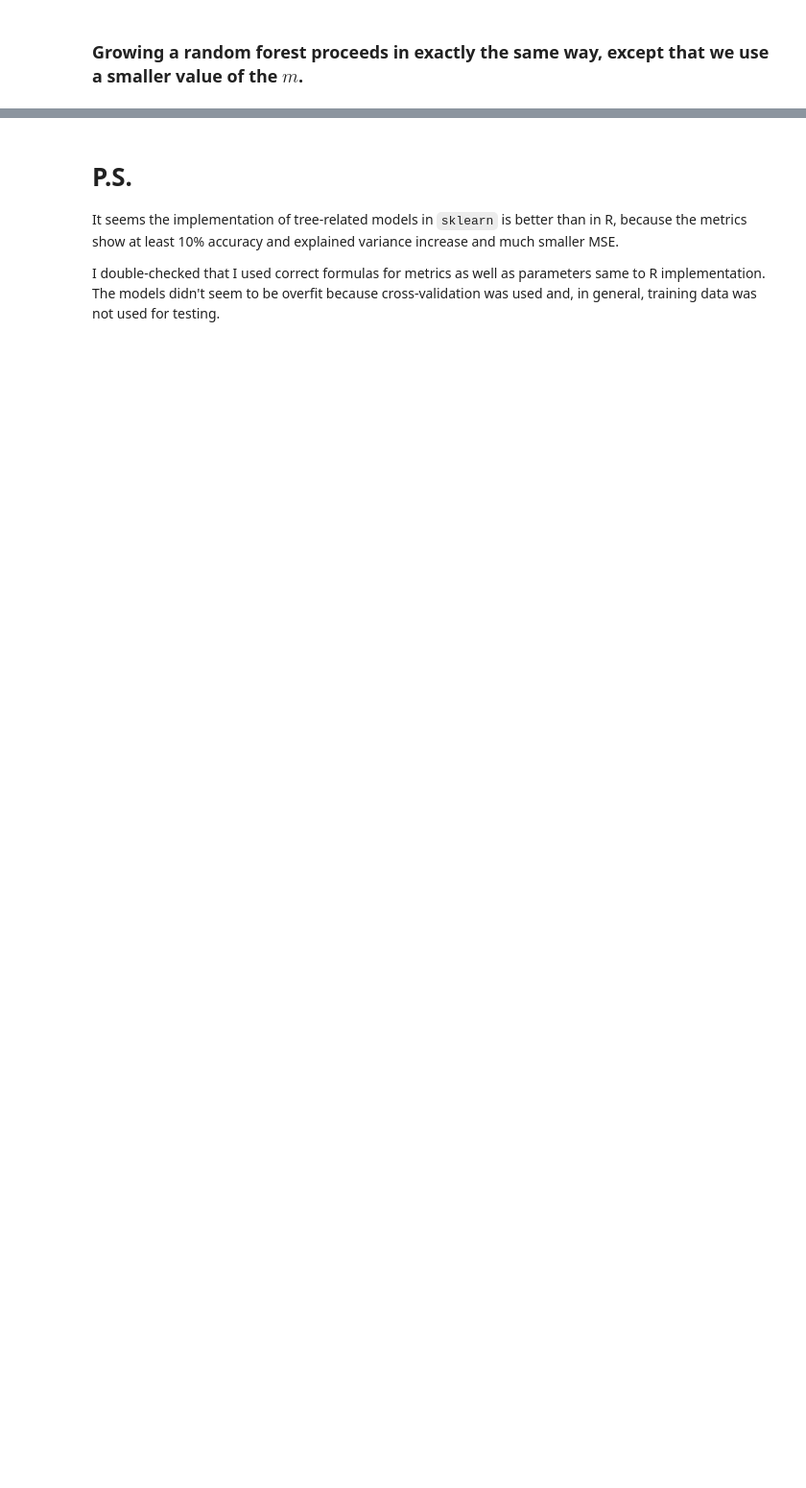
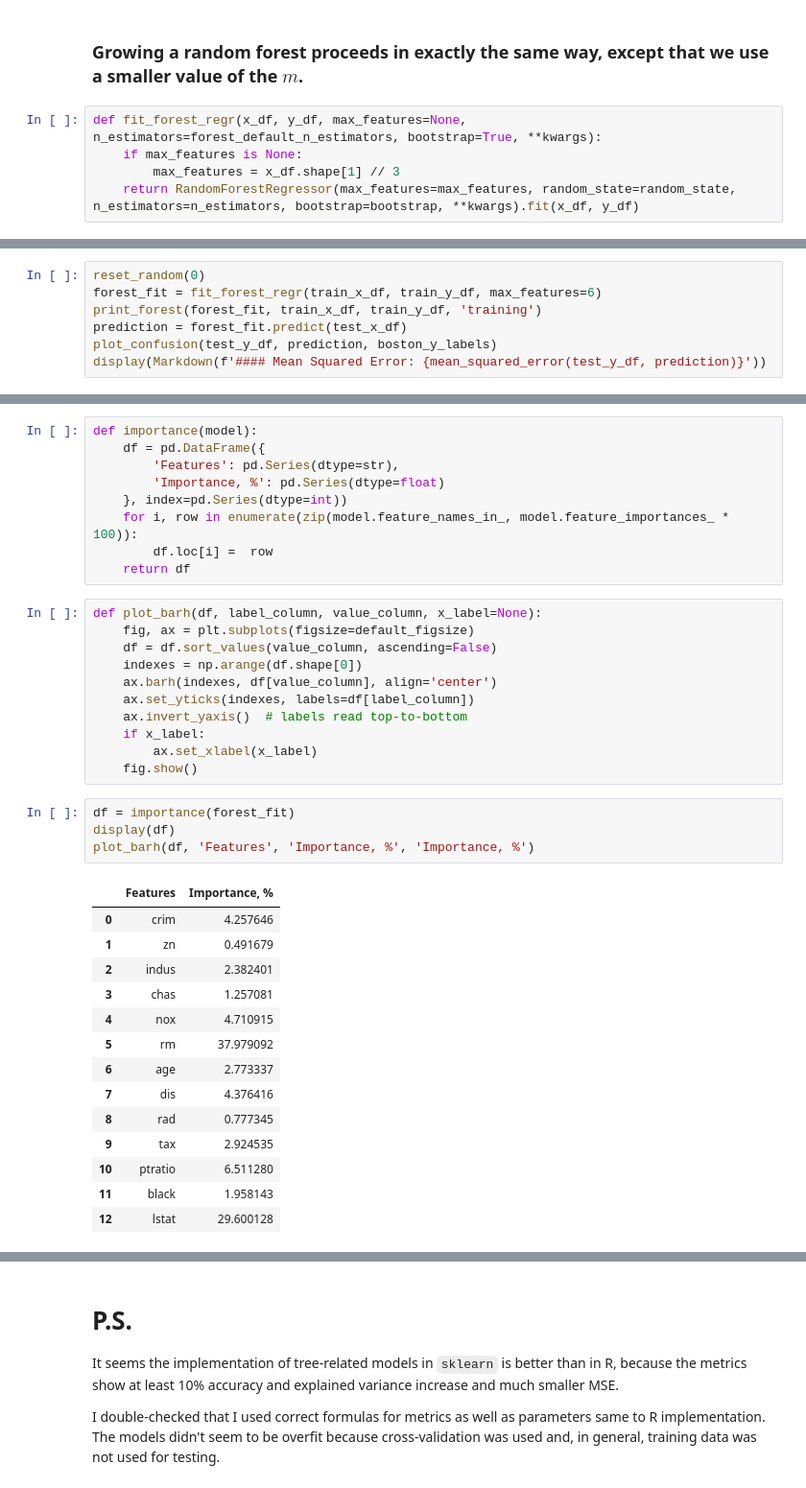
Before and after one commit to shevchenkobn/ml-practice, a Jupyter notebook: a6/a6.ipynb, the cells around one changed output, grey strips where cells are left out. Shown at 96% size. Drawn from its saved outputs; the diff is of its cells as text; blank space fills up the shorter version.

Commit message:
A6: Finish random forests.

```diff
--- a/a6/a6.ipynb
+++ b/a6/a6.ipynb
@@ -900,3 +900,8 @@ Explained variance is higher than 96% for both cases, MSE is smaller than 3. I a
 Using 500 trees instead of 25 during bagging show almost negligible improvement in both metrics. So, I believe that 25 trees was a better choice computation-wise.
 # %% [markdown]
 ### Growing a random forest proceeds in exactly the same way, except that we use a smaller value of the $m$.
+# %%
+def fit_forest_regr(x_df, y_df, max_features=None, n_estimators=forest_default_n_estimators, bootstrap=True, **kwargs):
+    if max_features is None:
+        max_features = x_df.shape[1] // 3
+    return RandomForestRegressor(max_features=max_features, random_state=random_state, n_estimators=n_estimators, bootstrap=bootstrap, **kwargs).fit(x_df, y_df)
@@ -902,0 +910,7 @@ Using 500 trees instead of 25 during bagging show almost negligible improvement
+# %%
+reset_random(0)
+forest_fit = fit_forest_regr(train_x_df, train_y_df, max_features=6)
+print_forest(forest_fit, train_x_df, train_y_df, 'training')
+prediction = forest_fit.predict(test_x_df)
+plot_confusion(test_y_df, prediction, boston_y_labels)
+display(Markdown(f'#### Mean Squared Error: {mean_squared_error(test_y_df, prediction)}'))
@@ -902,0 +940,39 @@ Using 500 trees instead of 25 during bagging show almost negligible improvement
+# %%
+def importance(model):
+    df = pd.DataFrame({
+        'Features': pd.Series(dtype=str),
+        'Importance, %': pd.Series(dtype=float)
+    }, index=pd.Series(dtype=int))
+    for i, row in enumerate(zip(model.feature_names_in_, model.feature_importances_ * 100)):
+        df.loc[i] =  row
+    return df
+# %%
+def plot_barh(df, label_column, value_column, x_label=None):
+    fig, ax = plt.subplots(figsize=default_figsize)
+    df = df.sort_values(value_column, ascending=False)
+    indexes = np.arange(df.shape[0])
+    ax.barh(indexes, df[value_column], align='center')
+    ax.set_yticks(indexes, labels=df[label_column])
+    ax.invert_yaxis()  # labels read top-to-bottom
+    if x_label:
+        ax.set_xlabel(x_label)
+    fig.show()
+# %%
+df = importance(forest_fit)
+display(df)
+plot_barh(df, 'Features', 'Importance, %', 'Importance, %')
+# %% [output]
+|  | Features | Importance, % |
+| 0 | crim | 4.257646 |
+| 1 | zn | 0.491679 |
+| 2 | indus | 2.382401 |
+| 3 | chas | 1.257081 |
+| 4 | nox | 4.710915 |
+| 5 | rm | 37.979092 |
+| 6 | age | 2.773337 |
+| 7 | dis | 4.376416 |
+| 8 | rad | 0.777345 |
+| 9 | tax | 2.924535 |
+| 10 | ptratio | 6.511280 |
+| 11 | black | 1.958143 |
+| 12 | lstat | 29.600128 |
```
Also changed, not shown: parts of 14 cells of this notebook, 1 other file.
